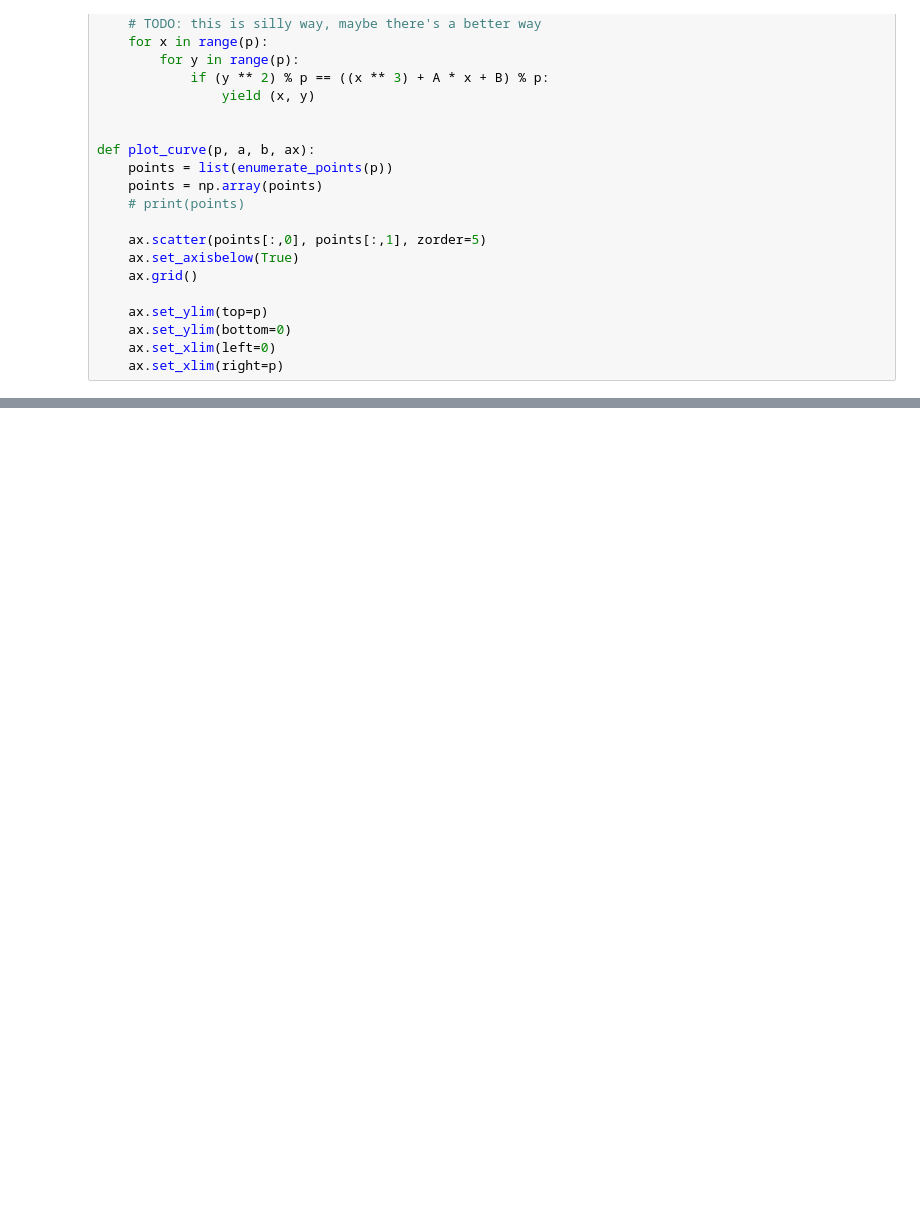
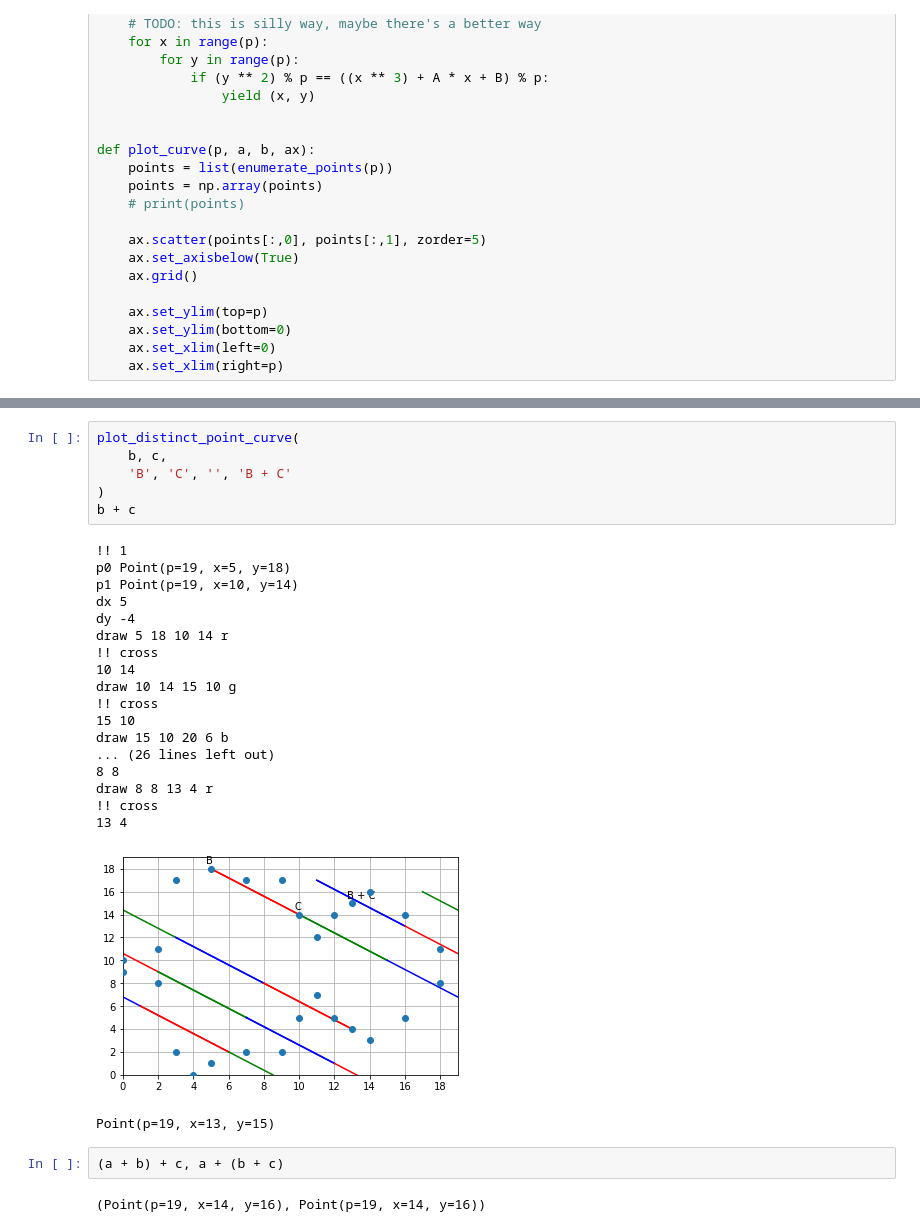
Before and after one commit to fangpenlin/elliptic-curve-explained, a Jupyter notebook: elliptic-curve-on-finite-field.ipynb, the cells around one changed output, grey strips where cells are left out. Drawn from its saved outputs; the diff is of its cells as text; blank space fills up the shorter version.

```diff
--- a/elliptic-curve-on-finite-field.ipynb
+++ b/elliptic-curve-on-finite-field.ipynb
@@ -163,0 +203,30 @@ plot_distinct_point_curve(
+# %%
+plot_distinct_point_curve(
+    b, c,
+    'B', 'C', '', 'B + C'
+)
+b + c
+# %% [output]
+!! 1
+p0 Point(p=19, x=5, y=18)
+p1 Point(p=19, x=10, y=14)
+dx 5
+dy -4
+draw 5 18 10 14 r
+!! cross
+10 14
+draw 10 14 15 10 g
+!! cross
+15 10
+draw 15 10 20 6 b
+... (26 lines left out)
+8 8
+draw 8 8 13 4 r
+!! cross
+13 4
+[figure, added]
+Point(p=19, x=13, y=15)
+# %%
+(a + b) + c, a + (b + c)
+# %% [output]
+(Point(p=19, x=14, y=16), Point(p=19, x=14, y=16))
```
Also changed, not shown: parts of 5 cells of this notebook.
